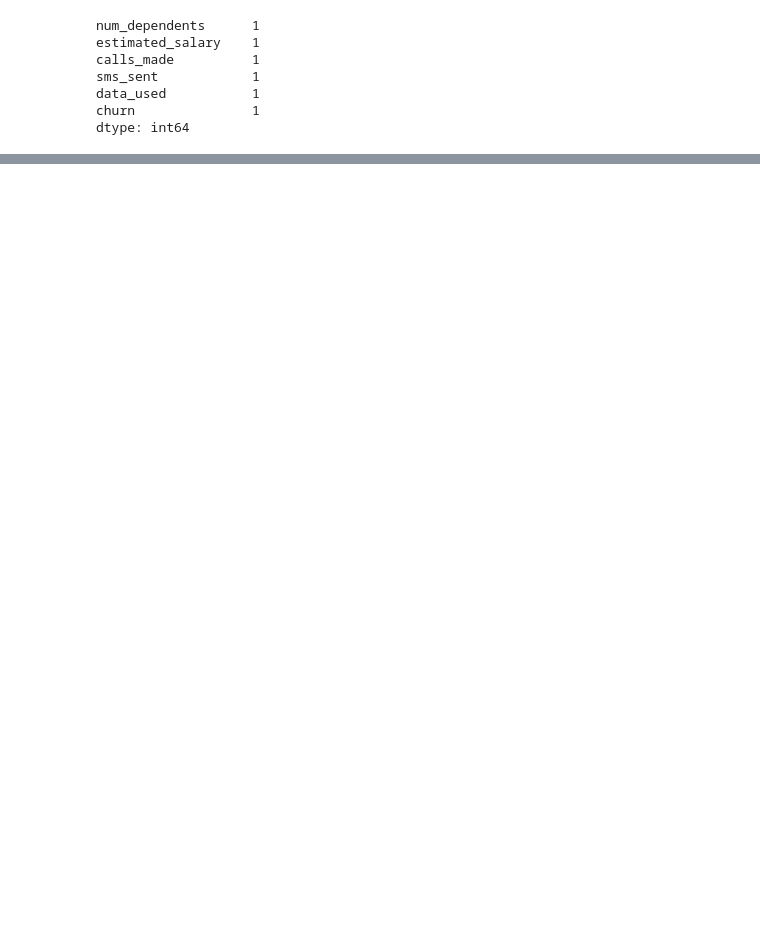
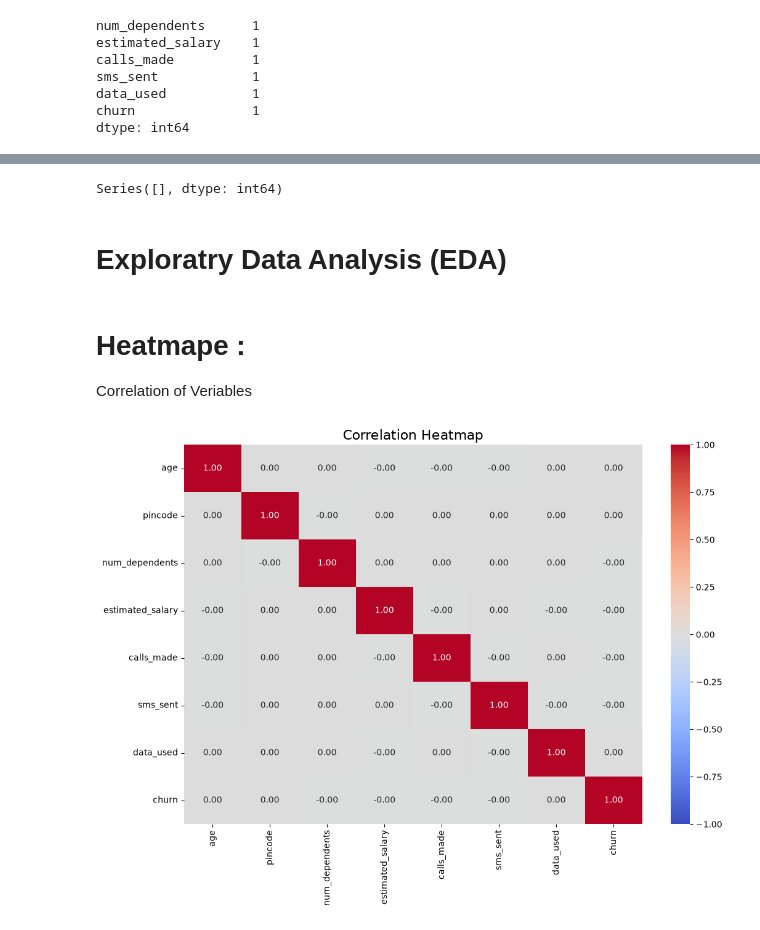
Before and after one commit to harshaslekar5968-crypto/Telecom-Churn_Rate_ML, a Jupyter notebook: Telecom_Churn_Rate_Prediction.ipynb, the cells around one changed output, grey strips where cells are left out. Drawn from its saved outputs; the diff is of its cells as text; code cells hidden in the pictures; blank space fills up the shorter version.

Commit message:
Telecom Churn Rate Data Cleaing and EDA Processing

```diff
--- a/Telecom_Churn_Rate_Prediction.ipynb
+++ b/Telecom_Churn_Rate_Prediction.ipynb
@@ -112,0 +164,32 @@ dtype: int64
+# %%
+# Drop Customer_id from original Data
+
+df.drop(columns=['customer_id'],inplace=True)
+# %%
+df['num_dependents'] = df['num_dependents'].fillna(df['num_dependents'].median())
+df['estimated_salary'] = df['estimated_salary'].fillna(df['estimated_salary'].median())
+df['calls_made'] = df['calls_made'].fillna(df['calls_made'].median())
+df['sms_sent'] = df['sms_sent'].fillna(df['sms_sent'].median())
+df['data_used'] = df['data_used'].fillna(df['data_used'].median())
+# %%
+#
+df = df.dropna(subset=['churn'])
+# %%
+df.isnull().sum()[df.isnull().sum()>0]
+# %% [output]
+Series([], dtype: int64)
+# %% [markdown]
+# Exploratry Data Analysis (EDA)
+# %% [markdown]
+# Heatmape :
+Correlation of Veriables
+# %%
+# Heatmape of Correlation Matrix
+numerical_cols = ['age', 'pincode', 'num_dependents', 'estimated_salary',
+       'calls_made', 'sms_sent', 'data_used', 'churn']
+plt.figure(figsize=(12,8))
+sns.heatmap(df[numerical_cols].corr(), annot=True, cmap='coolwarm', vmin=-1, vmax=1, fmt=".2f")
+plt.title("Correlation Heatmap", fontsize=16)
+plt.show()
+# %% [output]
+[figure, added]
```
Also changed, not shown: parts of 19 cells of this notebook.
